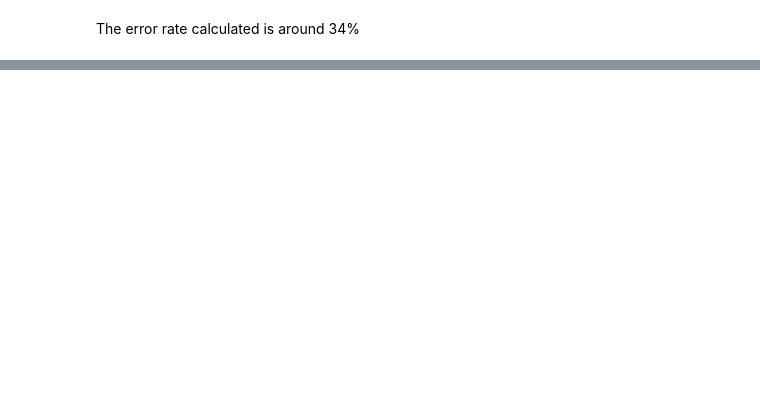
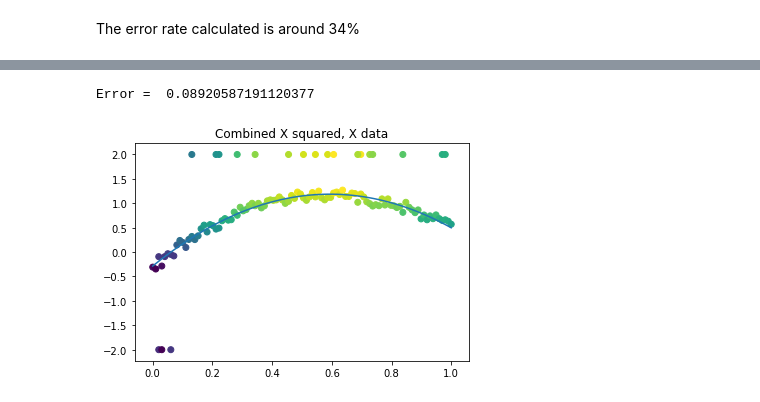
Before and after one commit to vipulpopat/MSCAI_Sem1_Etivity3, a Jupyter notebook: Etivity3_ID18195121_LinearRegression.ipynb, the cells around one changed output, grey strips where cells are left out. Saved outputs shown, nothing was run; the diff lists cells and outputs as text; code cells hidden in the pictures; blank space fills up the shorter version.

```diff
--- a/Etivity3_ID18195121_LinearRegression.ipynb
+++ b/Etivity3_ID18195121_LinearRegression.ipynb
@@ -131,0 +141,8 @@ TODO - Calculate the error rate for X_square
+# %%
+X_input =  np.c_[bias,X, X_sq]
+
+p_sq_combined = LearningAlgorithm()
+plot_data_and_algorithm(X_input, y.T, p_sq_combined, 'Combined X squared, X data')
+# %% [output]
+Error =  0.08920587191120377
+[figure, added]
```
Also changed, not shown: parts of 9 cells of this notebook.
